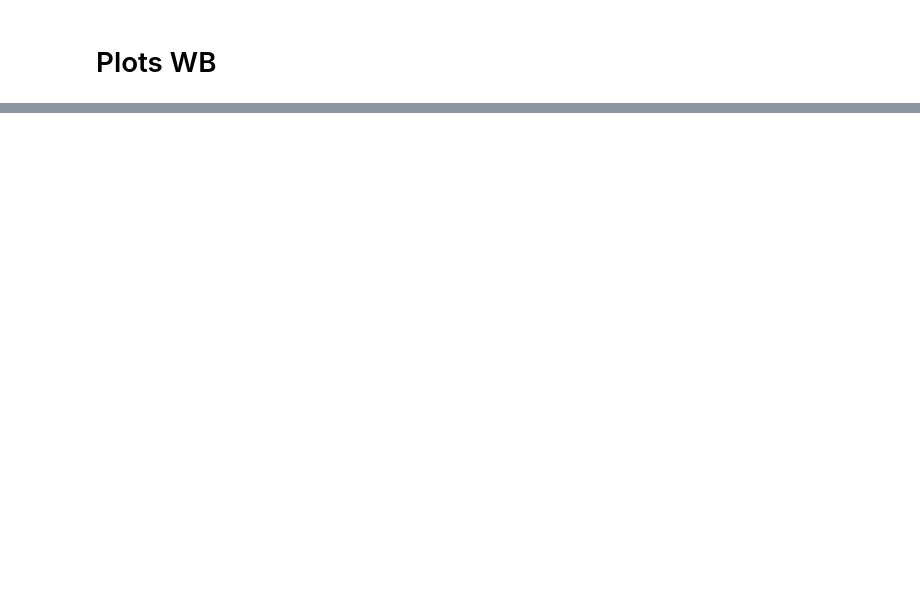
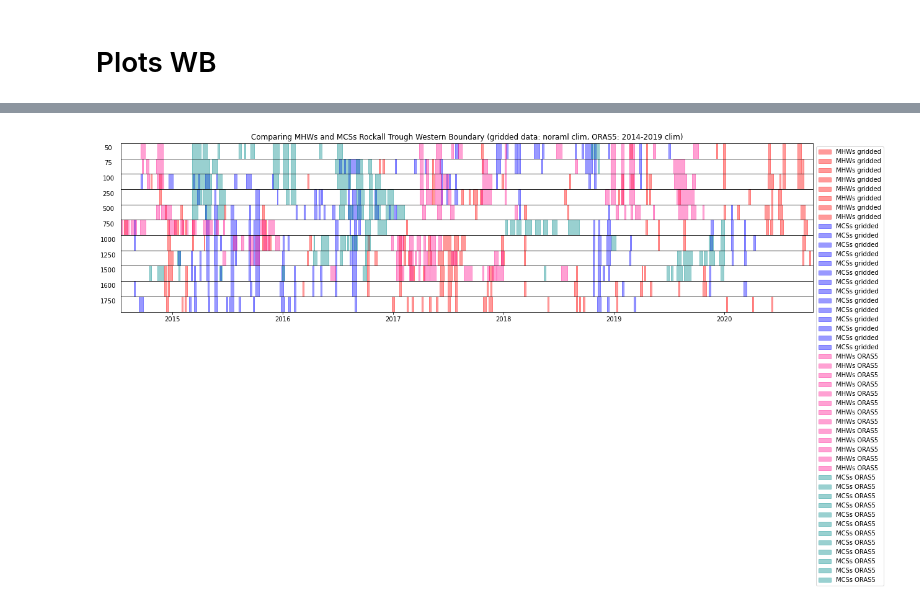
Before and after one commit to Marie-Louise-Korte/Rockall_Trough_MHW, a Jupyter notebook: X_ORAS5_alt_clim.ipynb, the cells around one changed output, grey strips where cells are left out. Saved outputs shown, nothing was run; the diff lists cells and outputs as text; code cells hidden in the pictures; blank space fills up the shorter version.

```diff
--- a/X_ORAS5_alt_clim.ipynb
+++ b/X_ORAS5_alt_clim.ipynb
@@ -350,0 +397,19 @@ OV_stacked_events(ora_WB_10, depth_short, 20, 12, 'ORAS5 WB 10 years 2010-2019 c
+# %%
+depth=depth_WB
+
+title = 'Comparing MHWs and MCSs Rockall Trough Western Boundary (gridded data: noraml clim, ORAS5: 2014-2019 clim)'
+fig, ax = plt.subplots((len(depth)),1, figsize = (20,5))
+fig.subplots_adjust(hspace=0)
+fig.tight_layout()
+for i, n in enumerate(depth):
+    OV_stacked_ax_events(WB, n, i, colour_mhw='red', colour_mcs='blue', mhw_l='MHWs gridded', mcs_l='MCSs gridded');
+    if n == 50:
+        ax[i].set_title(title)
+for i, n in enumerate(depth):
+    OV_stacked_ax_events(ora_WB_6_EB, n, i, mhw_l='MHWs ORAS5', mcs_l='MCSs ORAS5');
+
+ax[0].legend(bbox_to_anchor=(1,1), loc="upper left");
+
+#fig.savefig(f'figures/ORAS5_gridded_WB', dpi = 300, bbox_inches='tight')
+# %% [output]
+[figure, added]
```
Also changed, not shown: parts of 21 cells of this notebook.
